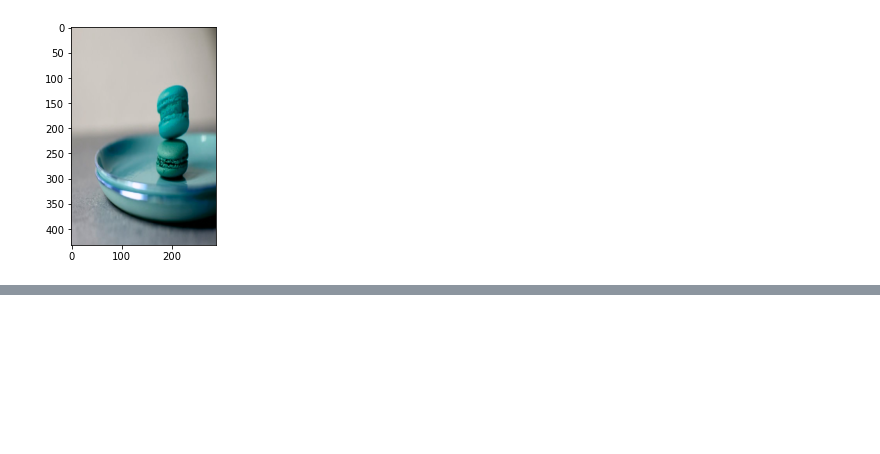
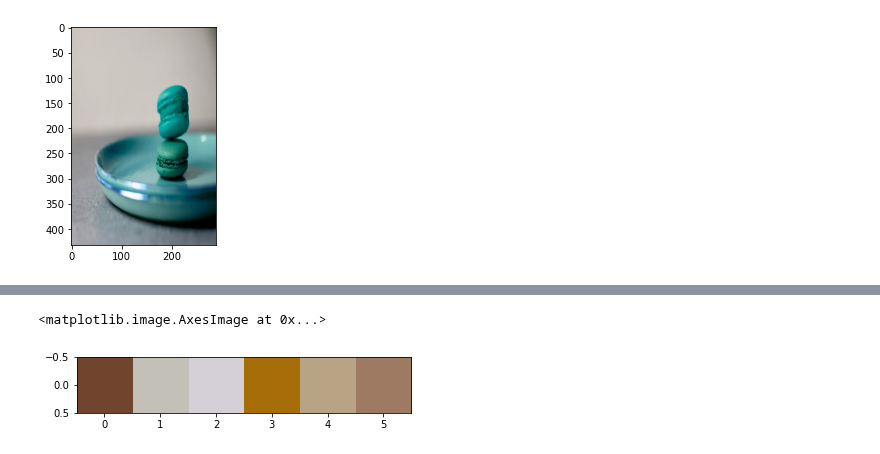
Before and after one commit to danielgafni/repalette, a Jupyter notebook: notebooks/dataset.ipynb, the cells around one changed output, grey strips where cells are left out. Saved outputs shown, nothing was run; the diff lists cells and outputs as text; code cells hidden in the pictures; blank space fills up the shorter version.

```diff
--- a/notebooks/dataset.ipynb
+++ b/notebooks/dataset.ipynb
@@ -159,0 +169,5 @@ plt.imshow(lab2rgb(palette_2.permute(1, 2, 0)))
+# %%
+plt.imshow(lab2rgb(palette_1.permute(1, 2, 0)))
+# %% [output]
+<matplotlib.image.AxesImage at 0x...>
+[figure, added]
```
Also changed, not shown: parts of 7 cells of this notebook, 4 other files.
